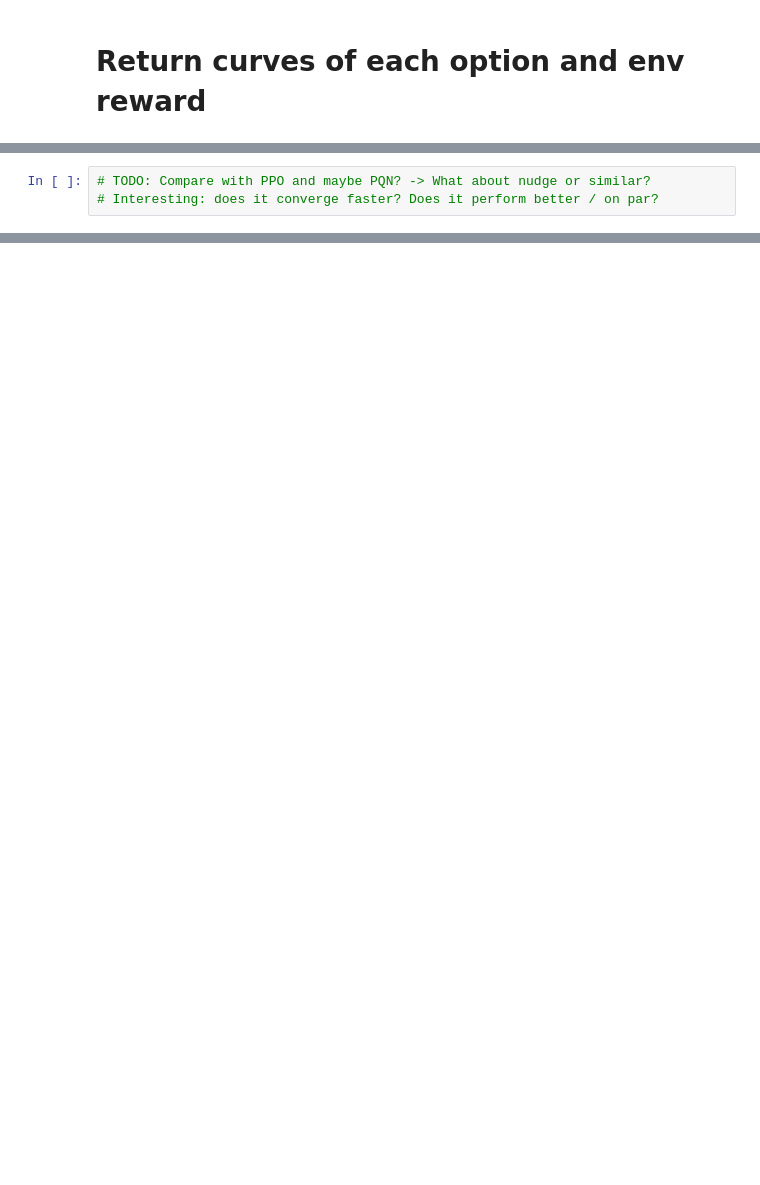
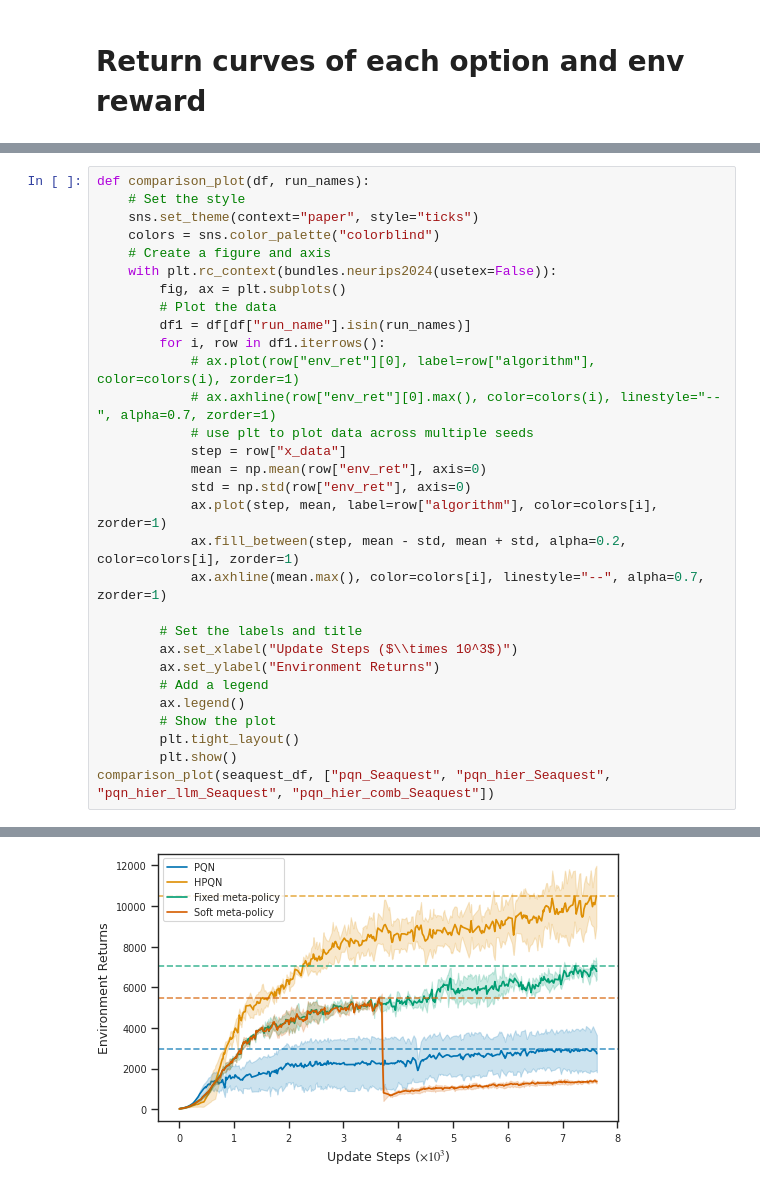
Before and after one commit to remunds/symbolic_options, a Jupyter notebook: src/symbolic_options/plots/plots.ipynb, the cells around one changed output, grey strips where cells are left out. Cells and saved outputs as stored; diff of their text form; blank space fills up the shorter version.

```diff
--- a/src/symbolic_options/plots/plots.ipynb
+++ b/src/symbolic_options/plots/plots.ipynb
@@ -93,3 +168,31 @@ findfont: Generic family 'serif' not found because none of the following familie
-# %%
-# TODO: Compare with PPO and maybe PQN? -> What about nudge or similar?
-# Interesting: does it converge faster? Does it perform better / on par?
+# %%
+def comparison_plot(df, run_names):
+    # Set the style
+    sns.set_theme(context="paper", style="ticks")
+    colors = sns.color_palette("colorblind")
+    # Create a figure and axis
+    with plt.rc_context(bundles.neurips2024(usetex=False)):
+        fig, ax = plt.subplots()
+        # Plot the data
+        df1 = df[df["run_name"].isin(run_names)]
+        for i, row in df1.iterrows():
+            # ax.plot(row["env_ret"][0], label=row["algorithm"], color=colors(i), zorder=1)
+            # ax.axhline(row["env_ret"][0].max(), color=colors(i), linestyle="--", alpha=0.7, zorder=1)
+            # use plt to plot data across multiple seeds
+            step = row["x_data"]
+            mean = np.mean(row["env_ret"], axis=0)
+            std = np.std(row["env_ret"], axis=0)
+            ax.plot(step, mean, label=row["algorithm"], color=colors[i], zorder=1)
+            ax.fill_between(step, mean - std, mean + std, alpha=0.2, color=colors[i], zorder=1)
+            ax.axhline(mean.max(), color=colors[i], linestyle="--", alpha=0.7, zorder=1)
+
+        # Set the labels and title
+        ax.set_xlabel("Update Steps ($\\times 10^3$)")
+        ax.set_ylabel("Environment Returns")
+        # Add a legend
+        ax.legend()
+        # Show the plot
+        plt.tight_layout()
+        plt.show()
+comparison_plot(seaquest_df, ["pqn_Seaquest", "pqn_hier_Seaquest", "pqn_hier_llm_Seaquest", "pqn_hier_comb_Seaquest"])
+# %% [output]
@@ -95,0 +216 @@ findfont: Generic family 'serif' not found because none of the following familie
+[figure, added]
```
Also changed, not shown: parts of 10 cells of this notebook, 8 other files.
